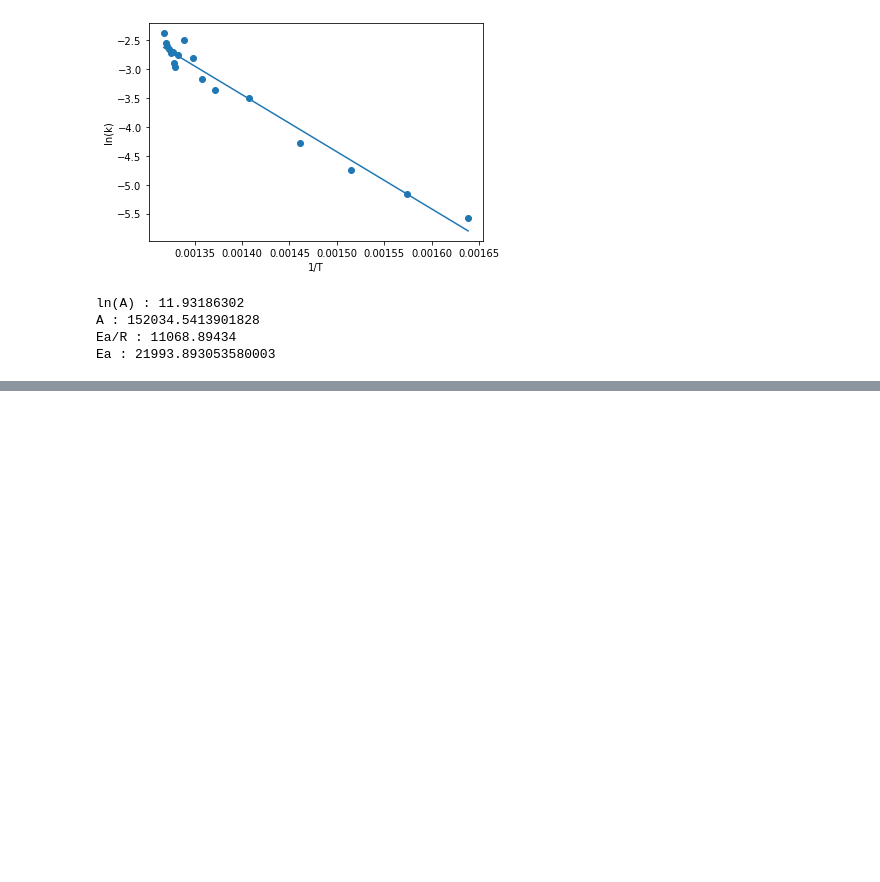
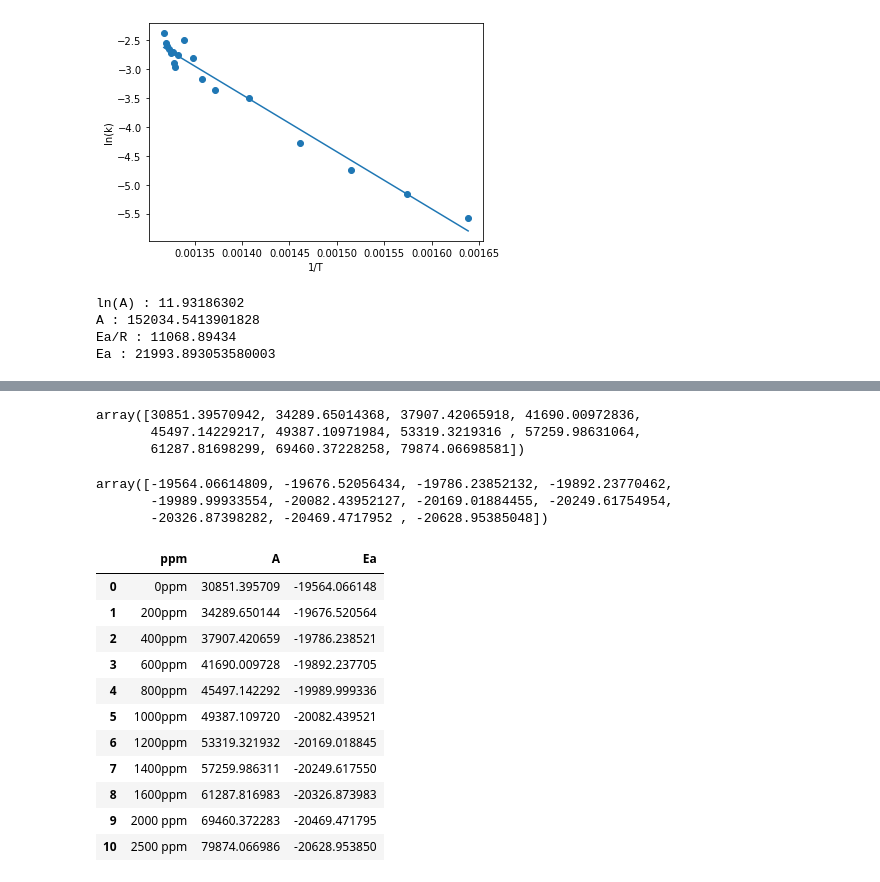
Before and after one commit to BingHungLee/BHAI-Daily-Practice, a Jupyter notebook: [20210706]_EDC_Cracking_Deriviations_Data_Preprocessing.ipynb, the cells around one changed output, grey strips where cells are left out. Cells and saved outputs as stored; diff of their text form; code cells hidden in the pictures; blank space fills up the shorter version.

```diff
--- a/[20210706]_EDC_Cracking_Deriviations_Data_Preprocessing.ipynb
+++ b/[20210706]_EDC_Cracking_Deriviations_Data_Preprocessing.ipynb
@@ -331,0 +339,3 @@ Ea : 21993.893053580003
+# %%
+cases_queue = dataset.columns[3:len(dataset.columns)]
+cases_queue.size
@@ -331,0 +413,7 @@ Ea : 21993.893053580003
+# %%
+A=[]
+Ea=[]
+for i in range(cases_queue.size):
+  Atmp, Eatmp = EDC_crack_derive(cases_queue[i])
+  A = np.append(A,Atmp)
+  Ea = np.append(Ea,Eatmp)
@@ -331,0 +438,28 @@ Ea : 21993.893053580003
+# %%
+A
+# %% [output]
+array([30851.39570942, 34289.65014368, 37907.42065918, 41690.00972836,
+       45497.14229217, 49387.10971984, 53319.3219316 , 57259.98631064,
+       61287.81698299, 69460.37228258, 79874.06698581])
+# %%
+Ea
+# %% [output]
+array([-19564.06614809, -19676.52056434, -19786.23852132, -19892.23770462,
+       -19989.99933554, -20082.43952127, -20169.01884455, -20249.61754954,
+       -20326.87398282, -20469.4717952 , -20628.95385048])
+# %%
+df = pd.DataFrame({"ppm":cases_queue,'A':A, 'Ea':Ea})
+df
+# %% [output]
+|  | ppm | A | Ea |
+| 0 | 0ppm | 30851.395709 | -19564.066148 |
+| 1 | 200ppm | 34289.650144 | -19676.520564 |
+| 2 | 400ppm | 37907.420659 | -19786.238521 |
+| 3 | 600ppm | 41690.009728 | -19892.237705 |
+| 4 | 800ppm | 45497.142292 | -19989.999336 |
+| 5 | 1000ppm | 49387.109720 | -20082.439521 |
+| 6 | 1200ppm | 53319.321932 | -20169.018845 |
+| 7 | 1400ppm | 57259.986311 | -20249.617550 |
+| 8 | 1600ppm | 61287.816983 | -20326.873983 |
+| 9 | 2000 ppm | 69460.372283 | -20469.471795 |
+| 10 | 2500 ppm | 79874.066986 | -20628.953850 |
```
Also changed, not shown: parts of 6 cells of this notebook.
